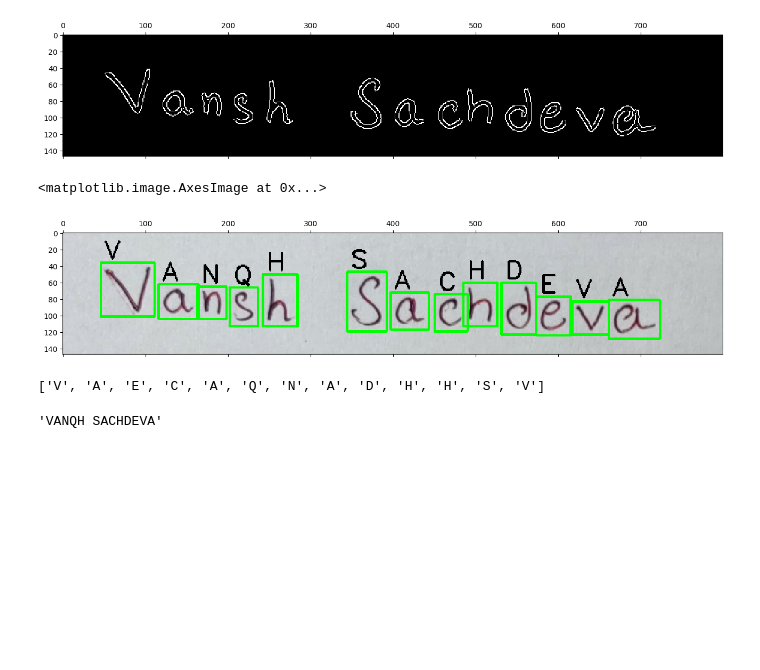
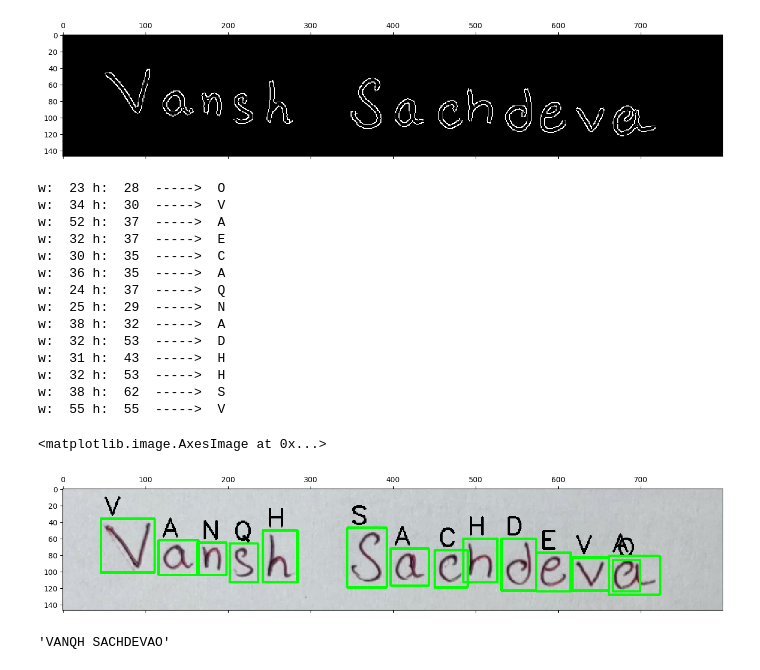
Before and after one commit to vansh2101/OCR, a Jupyter notebook: main.ipynb, the cells around one changed output. Saved outputs shown, nothing was run; the diff lists cells and outputs as text; code cells hidden in the pictures; blank space fills up the shorter version.

```diff
--- a/main.ipynb
+++ b/main.ipynb
@@ -89,26 +84,3 @@ contours, _ = cv2.findContours(edged, cv2.RETR_EXTERNAL, cv2.CHAIN_APPROX_SIMPLE
-# %%
-img_copy = img.copy()
-
-for c in contours:
-    (x,y,w,h) = cv2.boundingRect(c)
-    # if w>=15 and h>=15:
-    if w>=20 and h>=29:
-        cv2.rectangle(img_copy, (x-5,y-5), (x+w+5, y+h+5), (0,255,0), 2)
-        input = img[y-10:y+h+10, x-10:x+w+10]
-        prediction = recognize(input)
-        cv2.putText(img_copy, prediction, (x,y-10), cv2.FONT_HERSHEY_SIMPLEX, 1, (0,0,0), 2)
-
-        loc.append(x)
-        text.append(prediction)
-# %%
-plt.matshow(img_copy)
-# %% [output]
-<matplotlib.image.AxesImage at 0x...>
-[figure, removed]
-# %%
-text
-# %% [output]
-['V', 'A', 'E', 'C', 'A', 'Q', 'N', 'A', 'D', 'H', 'H', 'S', 'V']
 # %%
 def sort_arr(arr, subarr):
     swapped = False
@@ -134,7 +108,45 @@ def search_space(arr, subarr):
+# %%
+img_copy = img.copy()
+text = []
+loc = []
+
+for c in contours:
+    (x,y,w,h) = cv2.boundingRect(c)
+
+    if w>=15 and h>=28:
+        cv2.rectangle(img_copy, (x-5,y-5), (x+w+5, y+h+5), (0,255,0), 2)
+        input = img[y-10:y+h+10, x-10:x+w+10]
+        prediction = recognize(input)
+        cv2.putText(img_copy, prediction, (x,y-10), cv2.FONT_HERSHEY_SIMPLEX, 1, (0,0,0), 2)
+
+        print('w: ', w, 'h: ', h, ' -----> ', prediction)
+
+        loc.append(x)
+        text.append(prediction)
+
+
+plt.matshow(img_copy)
+# %% [output]
+w:  23 h:  28  ----->  O
+w:  34 h:  30  ----->  V
+w:  52 h:  37  ----->  A
+w:  32 h:  37  ----->  E
+w:  30 h:  35  ----->  C
+w:  36 h:  35  ----->  A
+w:  24 h:  37  ----->  Q
+w:  25 h:  29  ----->  N
+w:  38 h:  32  ----->  A
+w:  32 h:  53  ----->  D
+w:  31 h:  43  ----->  H
+w:  32 h:  53  ----->  H
+w:  38 h:  62  ----->  S
+w:  55 h:  55  ----->  V
+<matplotlib.image.AxesImage at 0x...>
+[figure, added]
 # %%
 sort_arr(text, loc)
 search_space(text, loc)
+
+''.join(text)
+# %% [output]
+'VANQH SACHDEVAO'
-# %%
-''.join(text)
-# %% [output]
-'VANQH SACHDEVA'
```
Also changed, not shown: parts of 3 cells of this notebook.
